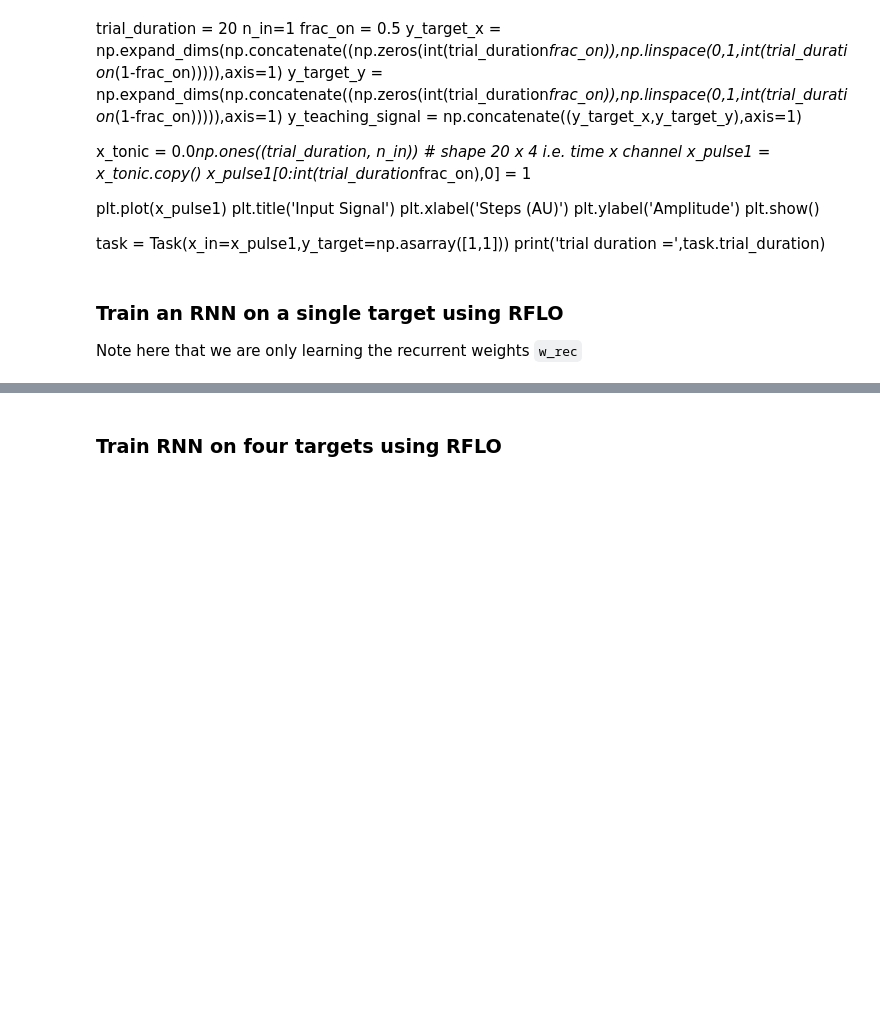
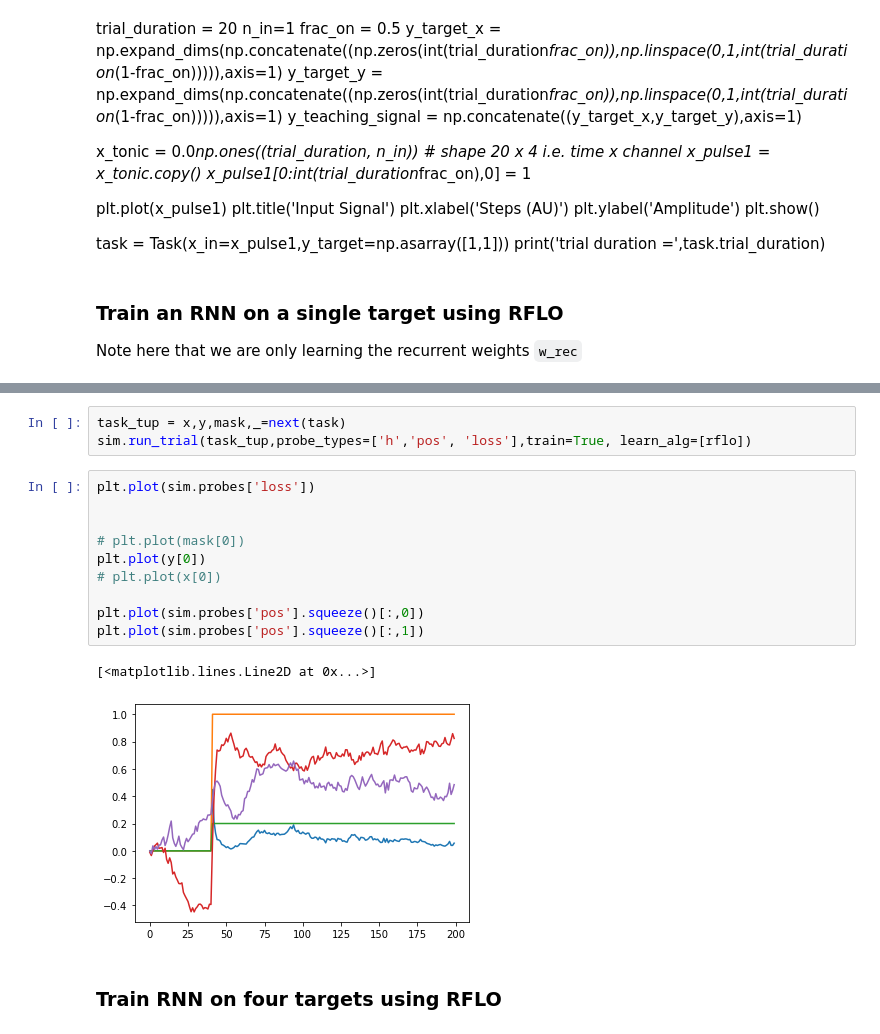
Before and after one commit to jacobfulano/rnn-learning, a Jupyter notebook: psychrnn-testing/Example1-RFLO.ipynb, the cells around one changed output, grey strips where cells are left out. Cells and saved outputs as stored; diff of their text form; blank space fills up the shorter version.

```diff
--- a/psychrnn-testing/Example1-RFLO.ipynb
+++ b/psychrnn-testing/Example1-RFLO.ipynb
@@ -157,3 +164,19 @@ plt.show()
+# %%
+task_tup = x,y,mask,_=next(task)
+sim.run_trial(task_tup,probe_types=['h','pos', 'loss'],train=True, learn_alg=[rflo])
+# %%
+plt.plot(sim.probes['loss'])
+
+
+# plt.plot(mask[0])
+plt.plot(y[0])
+# plt.plot(x[0])
+
+plt.plot(sim.probes['pos'].squeeze()[:,0])
+plt.plot(sim.probes['pos'].squeeze()[:,1])
+# %% [output]
+[<matplotlib.lines.Line2D at 0x...>]
+[figure, added]
 # %% [markdown]
 ### Train RNN on four targets using RFLO
 # %% [markdown]
```
Also changed, not shown: parts of 6 cells of this notebook.
